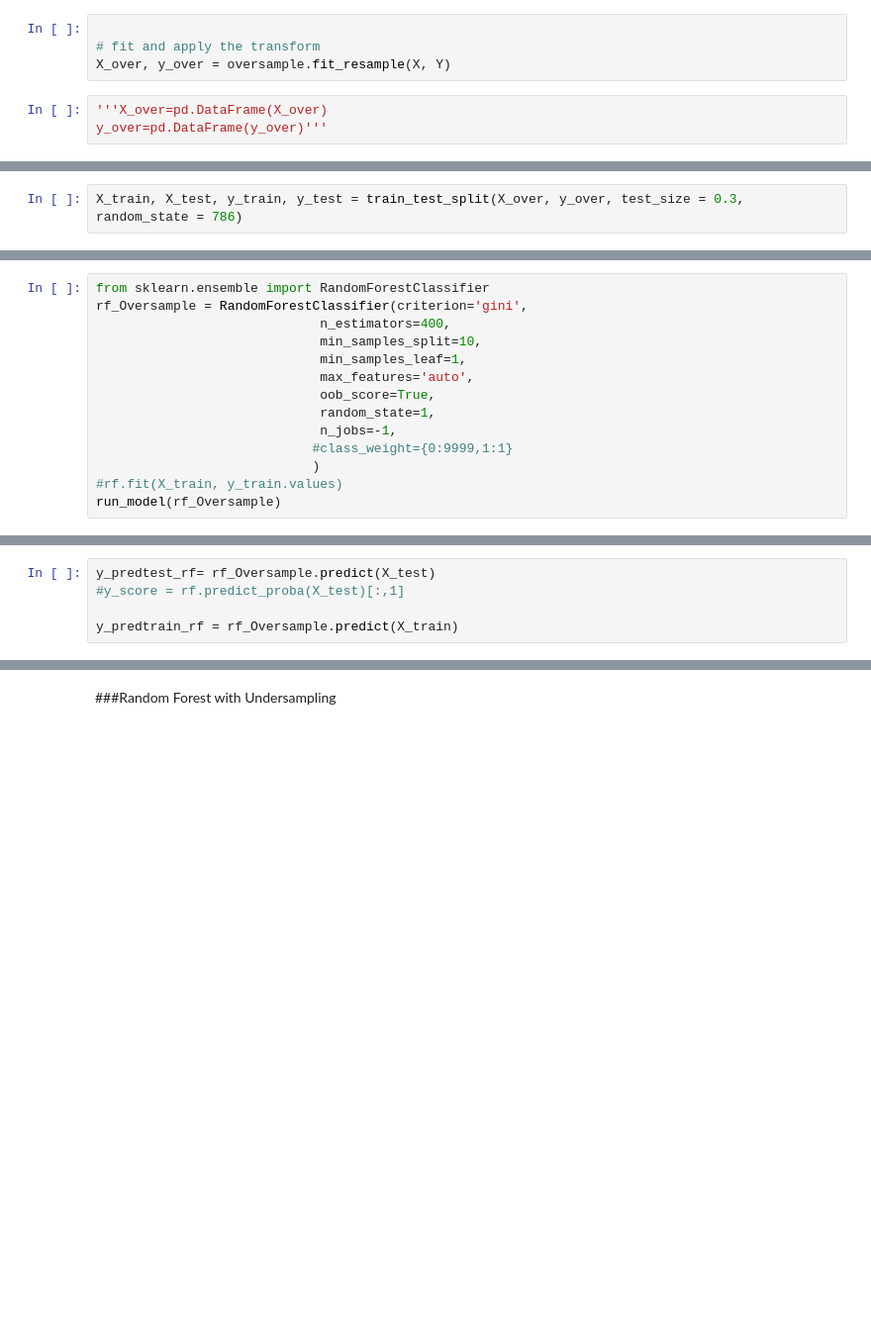
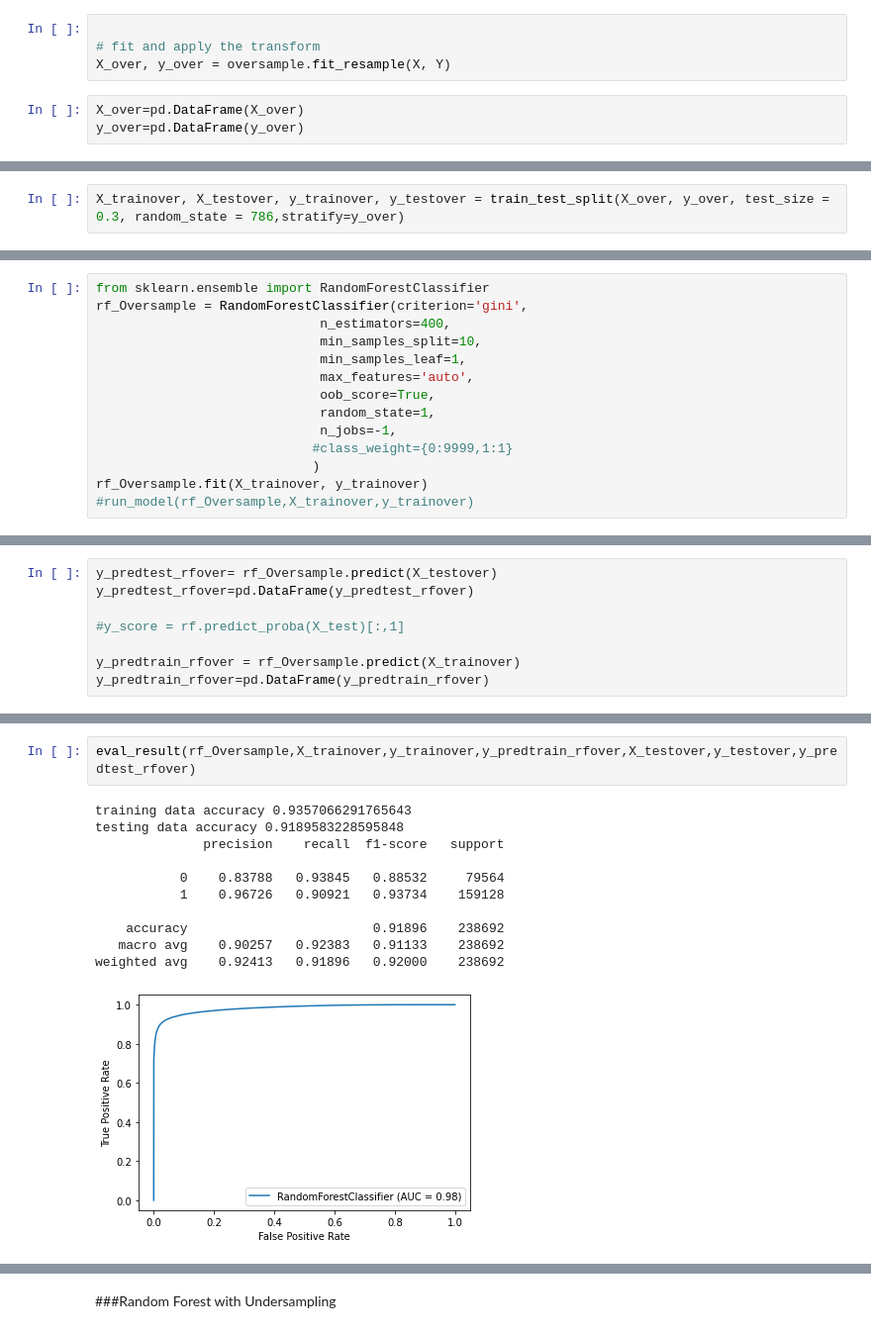
Before and after one commit to Mayank-004/Covid-19-, a Jupyter notebook: Covid19_Death_Predictive_Analysis_Imbalance_correction.ipynb, the cells around one changed output, grey strips where cells are left out. Shown at 99% size. Drawn from its saved outputs; the diff is of its cells as text; blank space fills up the shorter version.

```diff
--- a/Covid19_Death_Predictive_Analysis_Imbalance_correction.ipynb
+++ b/Covid19_Death_Predictive_Analysis_Imbalance_correction.ipynb
@@ -309,8 +341,8 @@ oversample = RandomOverSampler(sampling_strategy=0.5)
 # fit and apply the transform
 X_over, y_over = oversample.fit_resample(X, Y)
 # %%
-'''X_over=pd.DataFrame(X_over)
-y_over=pd.DataFrame(y_over)'''
+X_over=pd.DataFrame(X_over)
+y_over=pd.DataFrame(y_over)
 # %%
 X_over
 # %% [output]
@@ -324,2 +378,2 @@ array([[ 2, 97,  2, ...,  2,  1, 97],
 # %%
-X_train, X_test, y_train, y_test = train_test_split(X_over, y_over, test_size = 0.3, random_state = 786)
+X_trainover, X_testover, y_trainover, y_testover = train_test_split(X_over, y_over, test_size = 0.3, random_state = 786,stratify=y_over)
@@ -335,6 +421,6 @@ rf_Oversample = RandomForestClassifier(criterion='gini',
                              n_jobs=-1,
                             #class_weight={0:9999,1:1}
                             )
-#rf.fit(X_train, y_train.values)
-run_model(rf_Oversample)
+rf_Oversample.fit(X_trainover, y_trainover)
+#run_model(rf_Oversample,X_trainover,y_trainover)
 # %% [output]
@@ -342,5 +451,8 @@ Time taken: 365.97110414505005
 # %%
-y_predtest_rf= rf_Oversample.predict(X_test)
+y_predtest_rfover= rf_Oversample.predict(X_testover)
+y_predtest_rfover=pd.DataFrame(y_predtest_rfover)
+
 #y_score = rf.predict_proba(X_test)[:,1]
 
-y_predtrain_rf = rf_Oversample.predict(X_train)
+y_predtrain_rfover = rf_Oversample.predict(X_trainover)
+y_predtrain_rfover=pd.DataFrame(y_predtrain_rfover)
@@ -362,0 +459,14 @@ weighted avg    0.92507   0.91997   0.92099    238692
+# %%
+eval_result(rf_Oversample,X_trainover,y_trainover,y_predtrain_rfover,X_testover,y_testover,y_predtest_rfover)
+# %% [output]
+training data accuracy 0.9357066291765643
+testing data accuracy 0.9189583228595848
+              precision    recall  f1-score   support
+
+           0    0.83788   0.93845   0.88532     79564
+           1    0.96726   0.90921   0.93734    159128
+
+    accuracy                        0.91896    238692
+   macro avg    0.90257   0.92383   0.91133    238692
+weighted avg    0.92413   0.91896   0.92000    238692
+[figure, added]
```
Also changed, not shown: parts of 20 cells of this notebook.
